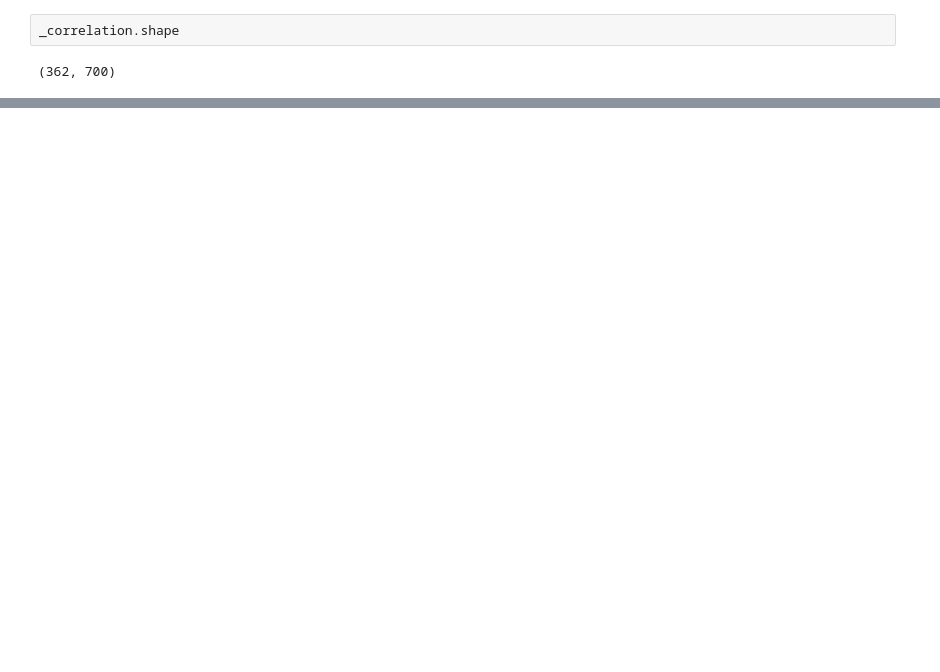
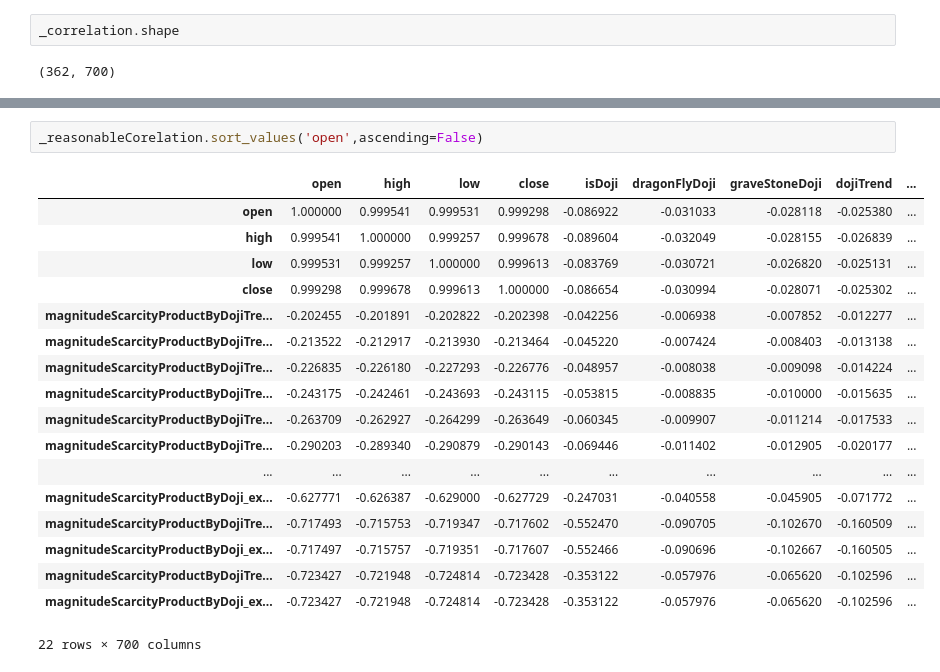
Before and after one commit to ozinisle/erai-v2.0, a Jupyter notebook: eraiVersion2/src/notebooks/02 DataPreparation/008. Feature is_doji.ipynb, the cells around one changed output, grey strips where cells are left out. Saved outputs shown, nothing was run; the diff lists cells and outputs as text; blank space fills up the shorter version.

```diff
--- a/eraiVersion2/src/notebooks/02 DataPreparation/008. Feature is_doji.ipynb
+++ b/eraiVersion2/src/notebooks/02 DataPreparation/008. Feature is_doji.ipynb
@@ -117,3 +118,24 @@ _reasonableCorelation
+# %%
+_reasonableCorelation.sort_values('open',ascending=False)
+# %% [output]
+|  | open | high | low | close | isDoji | dragonFlyDoji | graveStoneDoji | dojiTrend | ... |
+| open | 1.000000 | 0.999541 | 0.999531 | 0.999298 | -0.086922 | -0.031033 | -0.028118 | -0.025380 | ... |
+| high | 0.999541 | 1.000000 | 0.999257 | 0.999678 | -0.089604 | -0.032049 | -0.028155 | -0.026839 | ... |
+| low | 0.999531 | 0.999257 | 1.000000 | 0.999613 | -0.083769 | -0.030721 | -0.026820 | -0.025131 | ... |
+| close | 0.999298 | 0.999678 | 0.999613 | 1.000000 | -0.086654 | -0.030994 | -0.028071 | -0.025302 | ... |
+| magnitudeScarcityProductByDojiTre... | -0.202455 | -0.201891 | -0.202822 | -0.202398 | -0.042256 | -0.006938 | -0.007852 | -0.012277 | ... |
+| magnitudeScarcityProductByDojiTre... | -0.213522 | -0.212917 | -0.213930 | -0.213464 | -0.045220 | -0.007424 | -0.008403 | -0.013138 | ... |
+| magnitudeScarcityProductByDojiTre... | -0.226835 | -0.226180 | -0.227293 | -0.226776 | -0.048957 | -0.008038 | -0.009098 | -0.014224 | ... |
+| magnitudeScarcityProductByDojiTre... | -0.243175 | -0.242461 | -0.243693 | -0.243115 | -0.053815 | -0.008835 | -0.010000 | -0.015635 | ... |
+| magnitudeScarcityProductByDojiTre... | -0.263709 | -0.262927 | -0.264299 | -0.263649 | -0.060345 | -0.009907 | -0.011214 | -0.017533 | ... |
+| magnitudeScarcityProductByDojiTre... | -0.290203 | -0.289340 | -0.290879 | -0.290143 | -0.069446 | -0.011402 | -0.012905 | -0.020177 | ... |
+| ... | ... | ... | ... | ... | ... | ... | ... | ... | ... |
+| magnitudeScarcityProductByDoji_ex... | -0.627771 | -0.626387 | -0.629000 | -0.627729 | -0.247031 | -0.040558 | -0.045905 | -0.071772 | ... |
+| magnitudeScarcityProductByDojiTre... | -0.717493 | -0.715753 | -0.719347 | -0.717602 | -0.552470 | -0.090705 | -0.102670 | -0.160509 | ... |
+| magnitudeScarcityProductByDoji_ex... | -0.717497 | -0.715757 | -0.719351 | -0.717607 | -0.552466 | -0.090696 | -0.102667 | -0.160505 | ... |
+| magnitudeScarcityProductByDojiTre... | -0.723427 | -0.721948 | -0.724814 | -0.723428 | -0.353122 | -0.057976 | -0.065620 | -0.102596 | ... |
+| magnitudeScarcityProductByDoji_ex... | -0.723427 | -0.721948 | -0.724814 | -0.723428 | -0.353122 | -0.057976 | -0.065620 | -0.102596 | ... |
+22 rows × 700 columns
 # %%
 from utilities.dataVisuvalization import displayHeatMap
 displayHeatMap(_reasonableCorelation)
```
Also changed, not shown: parts of 7 cells of this notebook, 11 other files.
